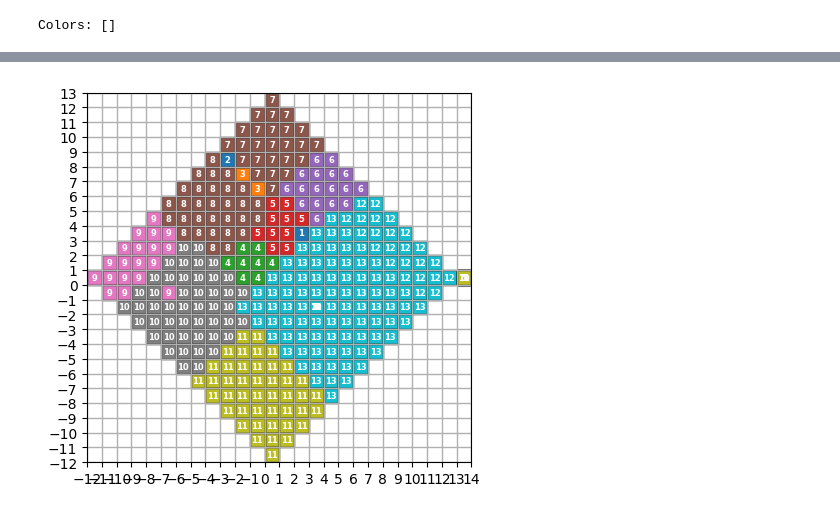
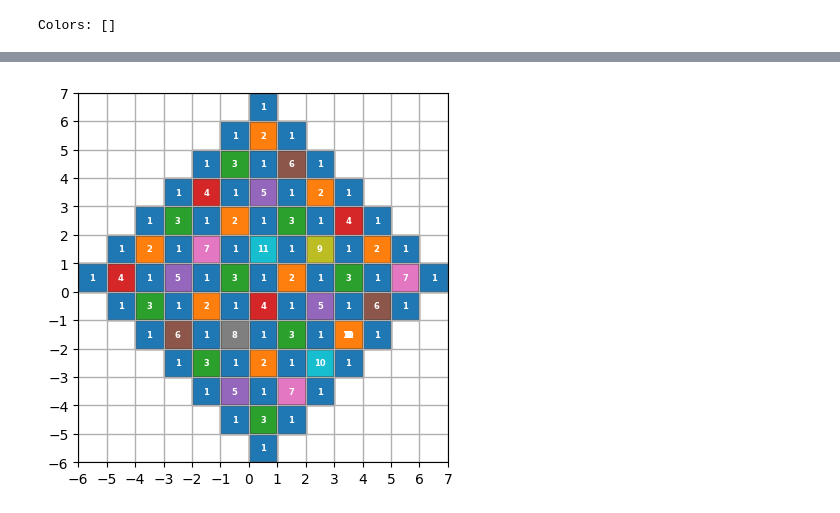
Before and after one commit to rennaMAhcuS/CS433Assignments, a Jupyter notebook: A3/encodings.ipynb, the cells around one changed output, grey strips where cells are left out. Saved outputs shown, nothing was run; the diff lists cells and outputs as text; code cells hidden in the pictures.

```diff
--- a/A3/encodings.ipynb
+++ b/A3/encodings.ipynb
@@ -123,13 +125,14 @@ So, $X(i, j, c, k) = (2(i + j)(i + j - 1) + 1 + \eta) * k + c$
 # %%
 def node_index(i, j):
-    res = 2 * (i + j) * (i + j - 1)
+    res = 2 * (abs(i) + abs(j)) * (abs(i) + abs(j) - 1)
+    r = abs(i) + abs(j) - 1
     eta = 0
     if i >= 0 and j >= 0:
         eta = j + 1
     elif i < 0:
-        eta = 2 * k + 1 - j
+        eta = 2 * r + 1 - j
     else:
-        eta = 4 * k + 1 + j
+        eta = 4 * r + 1 + j
     res += eta
     return res + 1
 
@@ -169,7 +172,6 @@ def get_ij_from_residual(r, residual):
 def dist(node1, node2):
     i1, j1 = get_ij(node1)
     i2, j2 = get_ij(node2)
-    print(f"{i1 = }, {i2 = }")
     return abs(i1 - i2) + abs(j1 - j2)  # l1 (Manhattan) Distance
 
 def get_cnf2(r, k, c):
@@ -196,13 +198,9 @@ def get_cnf2(r, k, c):
     for node1 in range(1, 2 * r * (r + 1) + 2):
         for node2 in range(1, 2 * r * (r + 1) + 2):
             if node1 == node2: continue
-            for c1 in range(1, dist(node1, node2) + 1):
+            for c1 in range(dist(node1, node2), k + 1):
                cnf.append([-var(node1, c1, k), -var(node2, c1, k)])
 
     cnf.append([var(0, c, k)])
 
     return cnf
-# %%
-r, k, c = 12, 13, 12
-cnf = get_cnf2(r, k, c)
-cnf.to_file("Z2.cnf")
@@ -248,0 +257,4 @@ def plot_colored_grid(data):
+# %%
+r, k, c = 6, 11, 6
+cnf = get_cnf2(r, k, c)
+cnf.to_file("Z2.cnf")
@@ -249,27 +267,31 @@ def plot_colored_grid(data):
 # %%
 import subprocess
 
 def get_node_color(var, k):
     var = var - 1
     node_idx, color = var // k, var % k
     color += 1
     a, b = get_ij(node_idx)
     return (a, b, color)
 
 result = subprocess.run(["kissat", "Z2.cnf", "Z2-proof.drat"], capture_output=True, text=True)
 
 arr = []
 for line in result.stdout.splitlines():
     if line[0] != 'v':
         continue
     arr.extend(list(map(int, line.split()[1:])))
 
 arr = arr[:-1]
 data = []
 for elem in arr:
     if elem <= 0:
         continue
+    i, j, color = get_node_color(elem, k)
+    if dist(1, node_index(i, j)) > r:
+        continue
+
     data.append(get_node_color(elem, k))
 plot_colored_grid(data)
 # %% [output]
-[figure, old version]
+[figure, new version]
```
Also changed, not shown: parts of 5 cells of this notebook, 9 other files.
